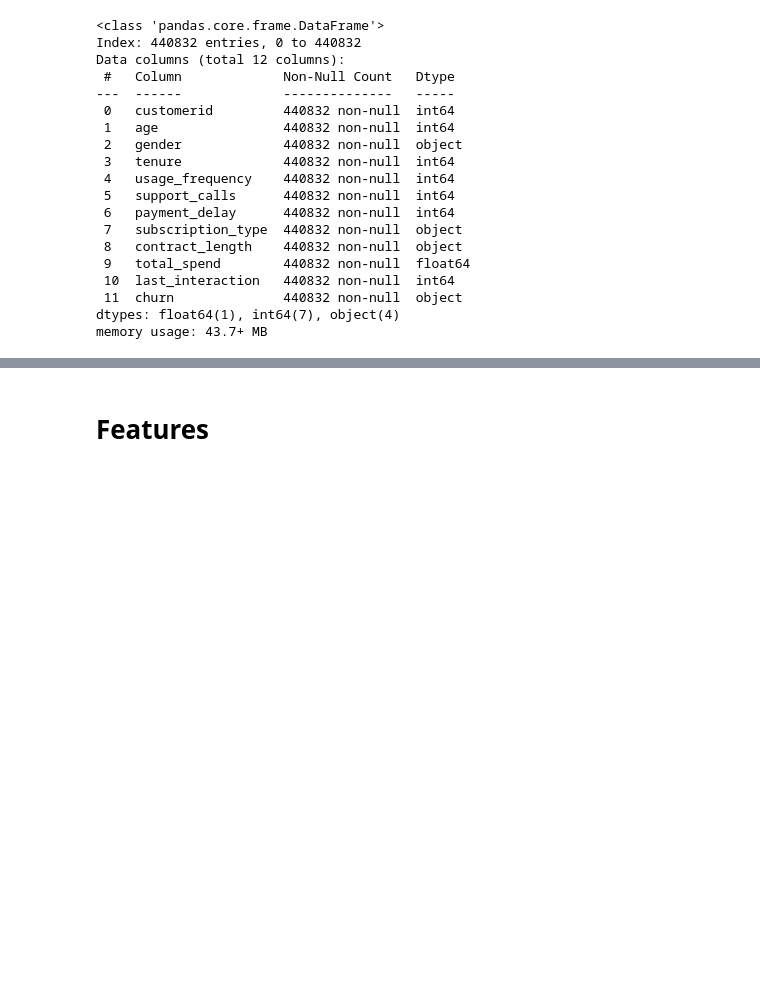
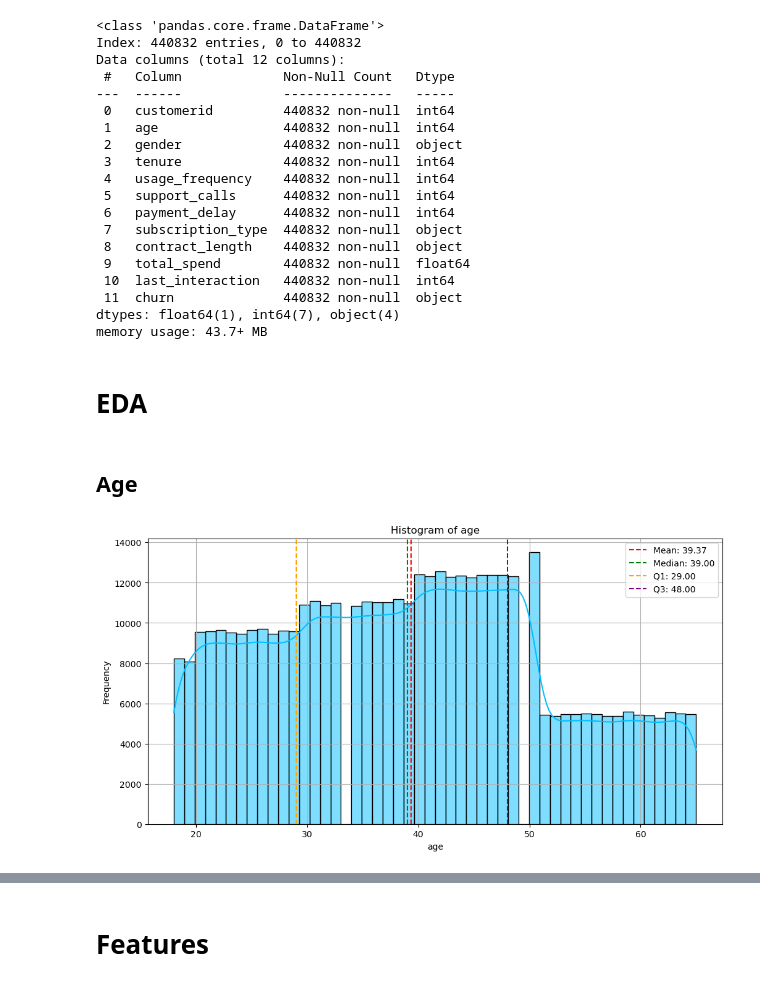
Before and after one commit to FTDS-assignment-bay/p2-final-project-ftds-033-rmt-group-002, a Jupyter notebook: model_predict.ipynb, the cells around one changed output, grey strips where cells are left out. Cells and saved outputs as stored; diff of their text form; code cells hidden in the pictures; blank space fills up the shorter version.

```diff
--- a/model_predict.ipynb
+++ b/model_predict.ipynb
@@ -179,3 +179,35 @@ Data columns (total 12 columns):
  11  churn              440832 non-null  object
 dtypes: float64(1), int64(7), object(4)
 memory usage: 43.7+ MB
+# %% [markdown]
+# EDA
+# %% [markdown]
+## Age
+# %%
+# statistic
+mean_age = df["age"].mean()
+median_age = df["age"].median()
+q1_age = df["age"].quantile(0.25)
+q3_age = df["age"].quantile(0.75)
+
+# plot
+plt.figure(figsize=(12,6))
+sns.histplot(df["age"], bins=50, kde=True, color="deepskyblue")
+
+# median, mean, Q1, Q3 lines
+plt.axvline(mean_age, color="red", linestyle="dashed", linewidth=1.5, label=f"Mean: {mean_age:.2f}")
+plt.axvline(median_age, color="green", linestyle="dashed", linewidth=1.5, label=f"Median: {median_age:.2f}")
+plt.axvline(q1_age, color="orange", linestyle="dashed", linewidth=1.5, label=f"Q1: {q1_age:.2f}")
+plt.axvline(q3_age, color="purple", linestyle="dashed", linewidth=1.5, label=f"Q3: {q3_age:.2f}")
+
+# label
+plt.title("Histogram of age")
+plt.xlabel("age")
+plt.ylabel("Frequency")
+plt.legend()
+
+# show plot
+plt.grid(True)
+plt.show()
+# %% [output]
+[figure, added]
```
Also changed, not shown: parts of 17 cells of this notebook, 5 other files.
